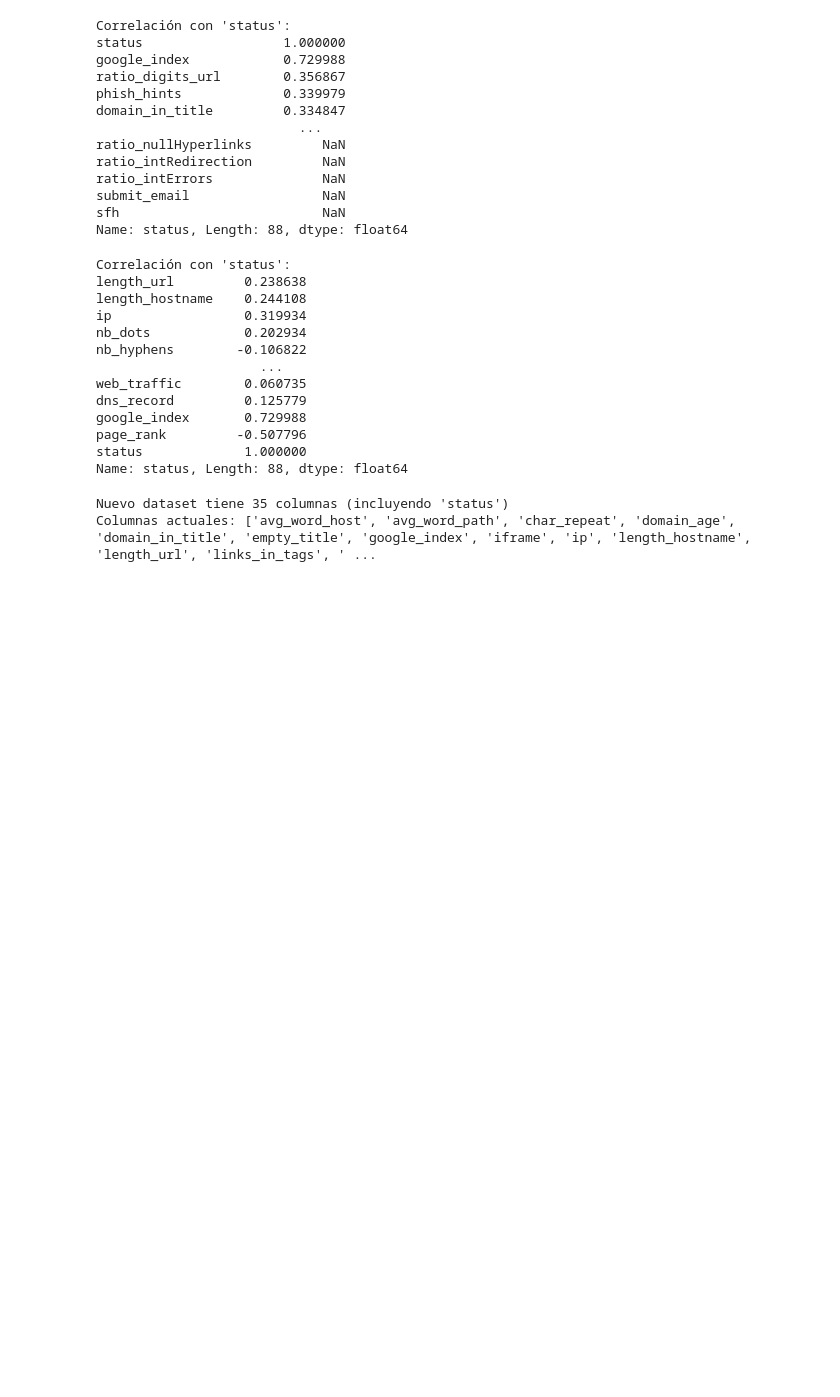
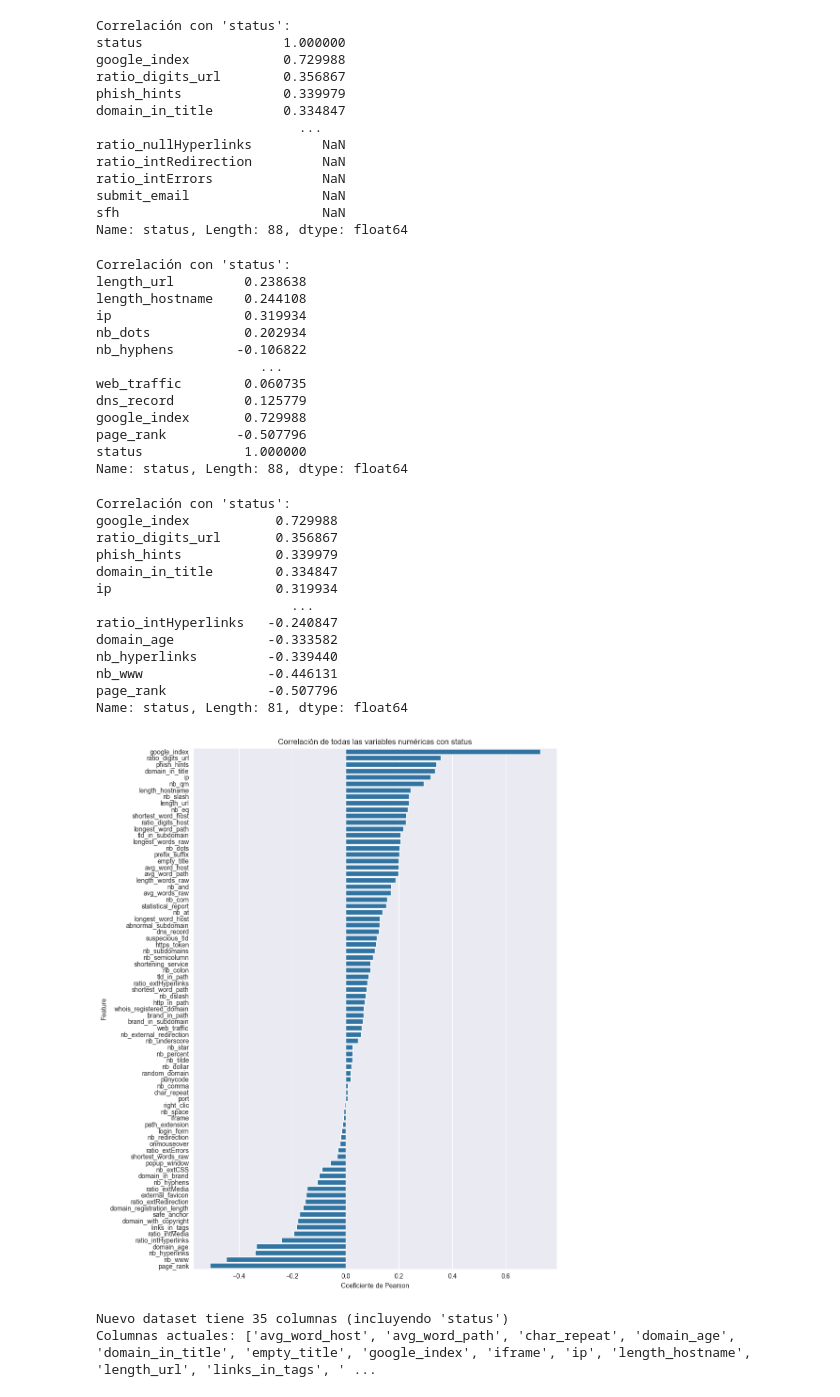
Before and after one commit to DanielRodr1/PhishingModels, a Jupyter notebook: URL_Detection/Detection/URL_Detection.ipynb, the cells around one changed output. Drawn from its saved outputs; the diff is of its cells as text; code cells hidden in the pictures; blank space fills up the shorter version.

```diff
--- a/URL_Detection/Detection/URL_Detection.ipynb
+++ b/URL_Detection/Detection/URL_Detection.ipynb
@@ -112,6 +112,40 @@ google_index       0.729988
 page_rank         -0.507796
 status             1.000000
 Name: status, Length: 88, dtype: float64
+# %%
+# Asegúrate de que 'status' sea tipo entero
+df['status'] = df['status'].astype(int)
+
+# Calcular correlación con 'status' de todas las columnas numéricas
+cor_target = df.corr(numeric_only=True)['status'].drop('status').sort_values(ascending=False)
+
+# Mostrar tabla de correlación
+print("Correlación con 'status':")
+print(cor_target)
+
+# Visualización
+plt.figure(figsize=(10, 12))
+sns.barplot(x=cor_target.values, y=cor_target.index)
+plt.title('Correlación de todas las variables numéricas con status')
+plt.xlabel('Coeficiente de Pearson')
+plt.ylabel('Feature')
+plt.tight_layout()
+plt.show()
+# %% [output]
+Correlación con 'status':
+google_index           0.729988
+ratio_digits_url       0.356867
+phish_hints            0.339979
+domain_in_title        0.334847
+ip                     0.319934
+                         ...
+ratio_intHyperlinks   -0.240847
+domain_age            -0.333582
+nb_hyperlinks         -0.339440
+nb_www                -0.446131
+page_rank             -0.507796
+Name: status, Length: 81, dtype: float64
+[figure, added]
 # %%
 from sklearn.feature_selection import mutual_info_classif
 import pandas as pd
```
Also changed, not shown: parts of 4 cells of this notebook, 7 other files.
